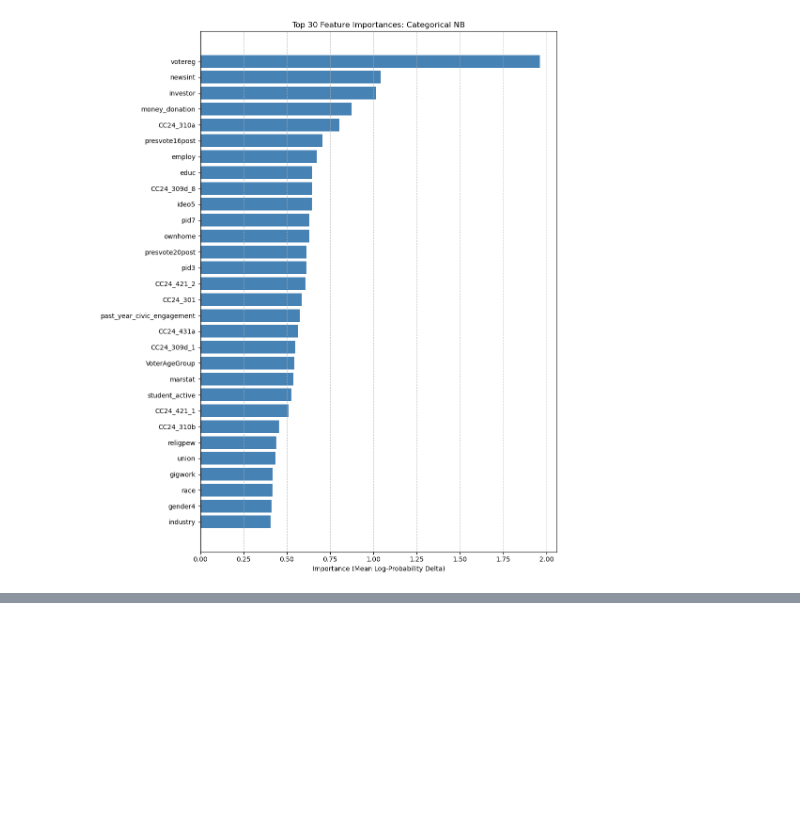
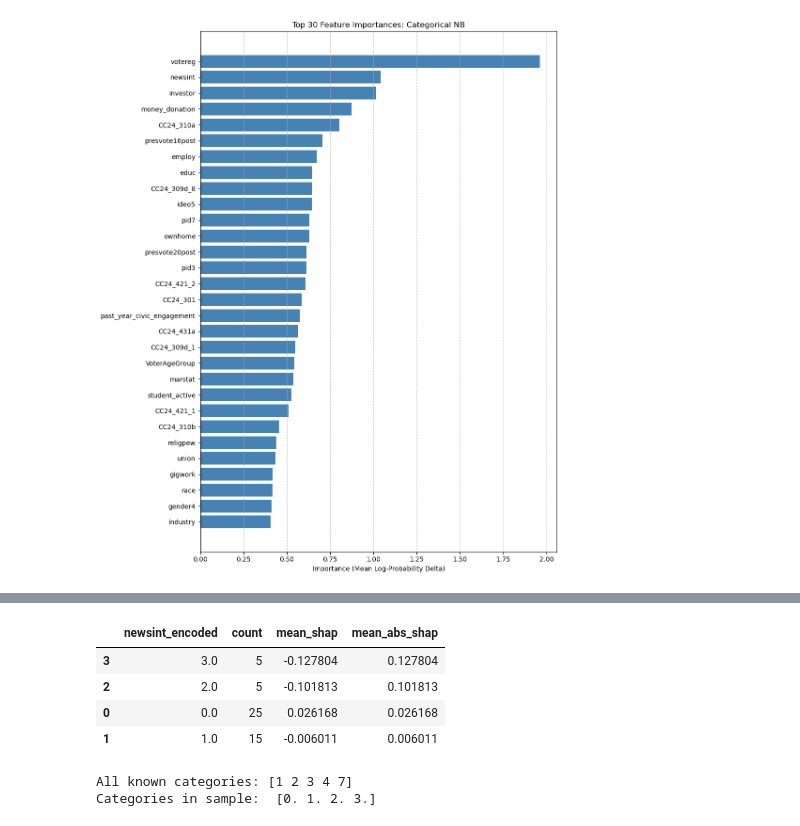
Before and after one commit to agtrinidad/s26-hnz-voter-predictors, a Jupyter notebook: g17_gavin_workspace.ipynb, the cells around one changed output, grey strips where cells are left out. Saved outputs shown, nothing was run; the diff lists cells and outputs as text; code cells hidden in the pictures; blank space fills up the shorter version.

```diff
--- a/g17_gavin_workspace.ipynb
+++ b/g17_gavin_workspace.ipynb
@@ -1868,0 +1916,40 @@ shap.summary_plot(class_1_values, explain_data, feature_names=explain_data.colum
+# %%
+
+feature_name = "newsint"
+feature_idx = list(explain_data.columns).index(feature_name)
+
+# SHAP contributions for class 1 (you already created class_1_values)
+newsint_shap = class_1_values[:, feature_idx]
+
+# Encoded category values used in explain_data
+newsint_encoded = explain_data[feature_name].values
+
+# Aggregate impact by encoded category
+newsint_impact = (
+    pd.DataFrame({
+        "newsint_encoded": newsint_encoded,
+        "shap": newsint_shap
+    })
+    .groupby("newsint_encoded", as_index=False)
+    .agg(
+        count=("shap", "size"),
+        mean_shap=("shap", "mean"),
+        mean_abs_shap=("shap", lambda s: np.mean(np.abs(s)))
+    )
+    .sort_values("mean_abs_shap", ascending=False)
+)
+
+newsint_impact.head(10)
+# %% [output]
+|  | newsint_encoded | count | mean_shap | mean_abs_shap |
+| 3 | 3.0 | 5 | -0.127804 | 0.127804 |
+| 2 | 2.0 | 5 | -0.101813 | 0.101813 |
+| 0 | 0.0 | 25 | 0.026168 | 0.026168 |
+| 1 | 1.0 | 15 | -0.006011 | 0.006011 |
+# %%
+feature_idx = list(explain_data.columns).index("newsint")
+print("All known categories:", enc.categories_[feature_idx])
+print("Categories in sample: ", explain_data["newsint"].unique())
+# %% [output]
+All known categories: [1 2 3 4 7]
+Categories in sample:  [0. 1. 2. 3.]
```
Also changed, not shown: parts of 16 cells of this notebook.
